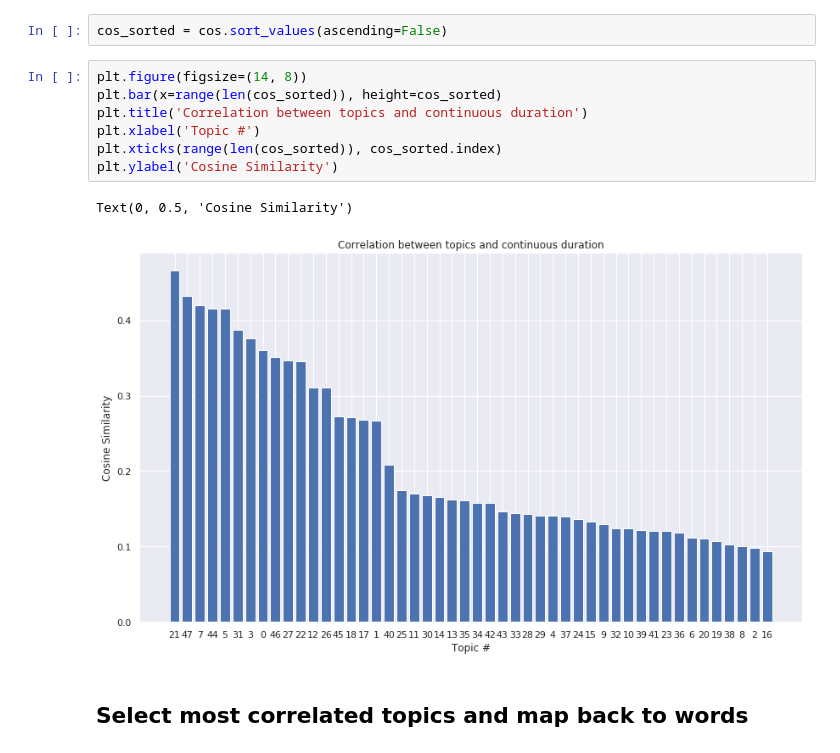
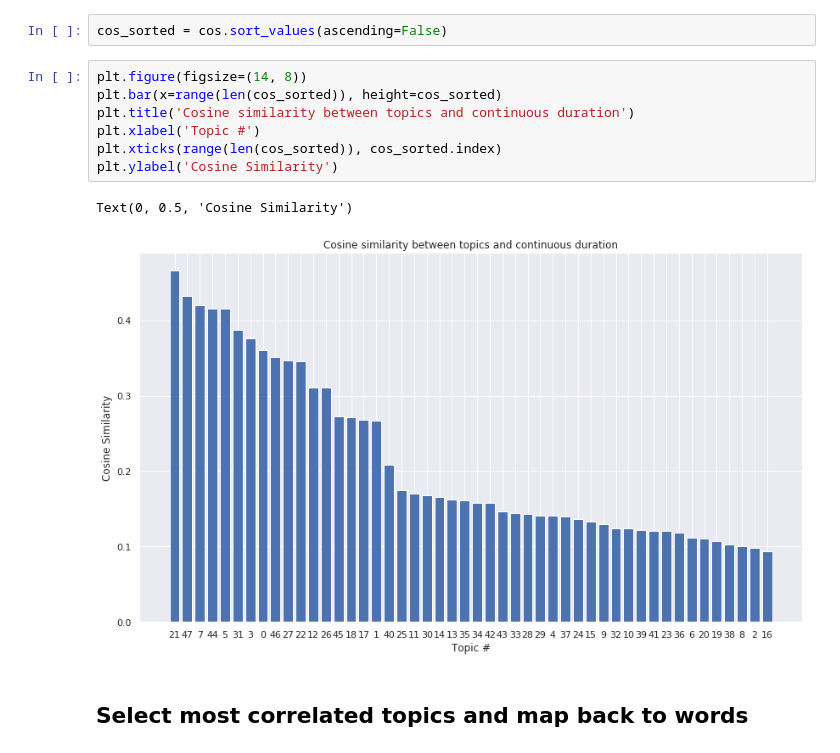
Before and after one commit to li-lab-mcgill/heterogeneous_ehr, a Jupyter notebook: Correlation.ipynb, the cells around one changed output. Cells and saved outputs as stored; diff of their text form.

```diff
--- a/Correlation.ipynb
+++ b/Correlation.ipynb
@@ -348,13 +350,13 @@ cos_sorted = cos.sort_values(ascending=False)
 # %%
 plt.figure(figsize=(14, 8))
 plt.bar(x=range(len(cos_sorted)), height=cos_sorted)
-plt.title('Correlation between topics and continuous duration')
+plt.title('Cosine similarity between topics and continuous duration')
 plt.xlabel('Topic #')
 plt.xticks(range(len(cos_sorted)), cos_sorted.index)
 plt.ylabel('Cosine Similarity')
 # %% [output]
 Text(0, 0.5, 'Cosine Similarity')
-[figure, old version]
+[figure, new version]
 # %% [markdown]
 ## Select most correlated topics and map back to words
 # %%
```
Also changed, not shown: parts of 20 cells of this notebook.
